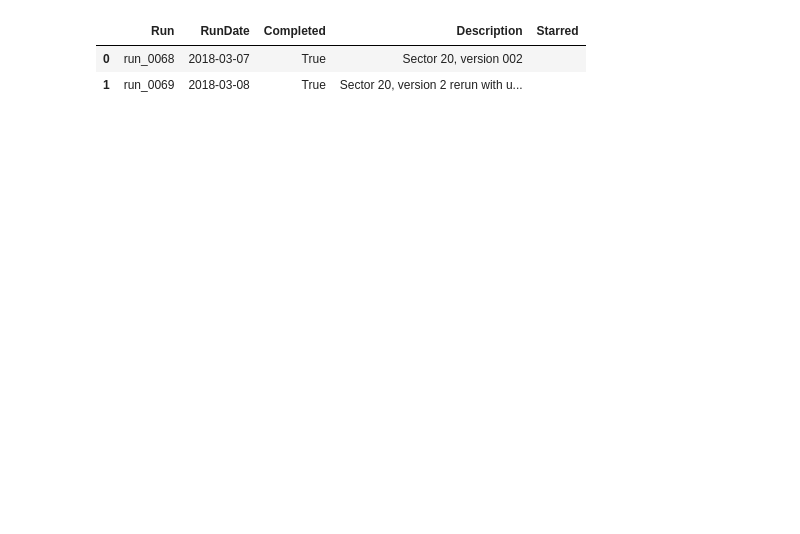
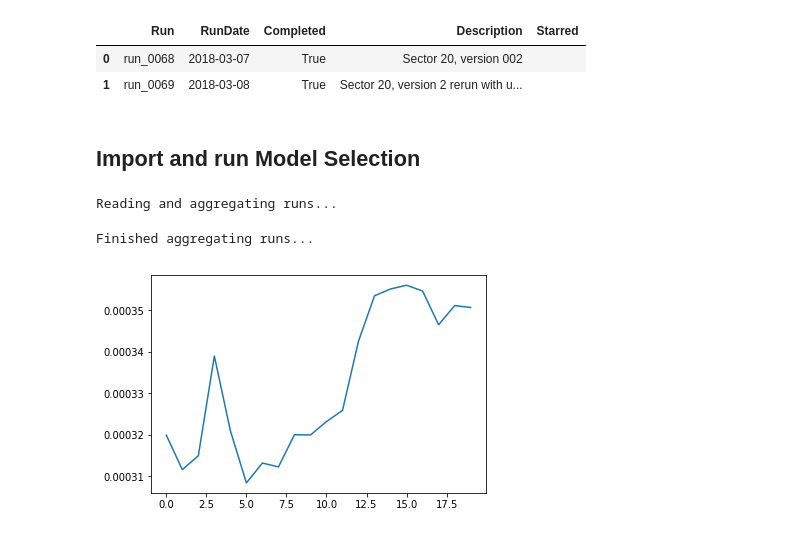
Before and after one commit to ryanoley/ram, a Jupyter notebook: research/statarb/20180308_ComboSearch_Hyperparams.ipynb, the cells around one changed output. Saved outputs shown, nothing was run; the diff lists cells and outputs as text; code cells hidden in the pictures; blank space fills up the shorter version.

```diff
--- a/research/statarb/20180308_ComboSearch_Hyperparams.ipynb
+++ b/research/statarb/20180308_ComboSearch_Hyperparams.ipynb
@@ -27,0 +20,19 @@ run.import_return_frame()
+# %% [markdown]
+## Import and run Model Selection
+# %%
+run = RunManagerGCP('StatArbStrategy', 'run_0069', test_periods=0)
+
+comb = CombinationSearch(write_flag=True)
+comb.add_run(run)
+comb.params['training_epochs'] = 20
+
+comb.start()
+# %% [output]
+Reading and aggregating runs...
+Finished aggregating runs...
+# %%
+plt.figure()
+plt.plot(comb.epoch_stats.Mean)
+plt.show()
+# %% [output]
+[figure, added]
```
Also changed, not shown: parts of 10 cells of this notebook, 1 other file.
